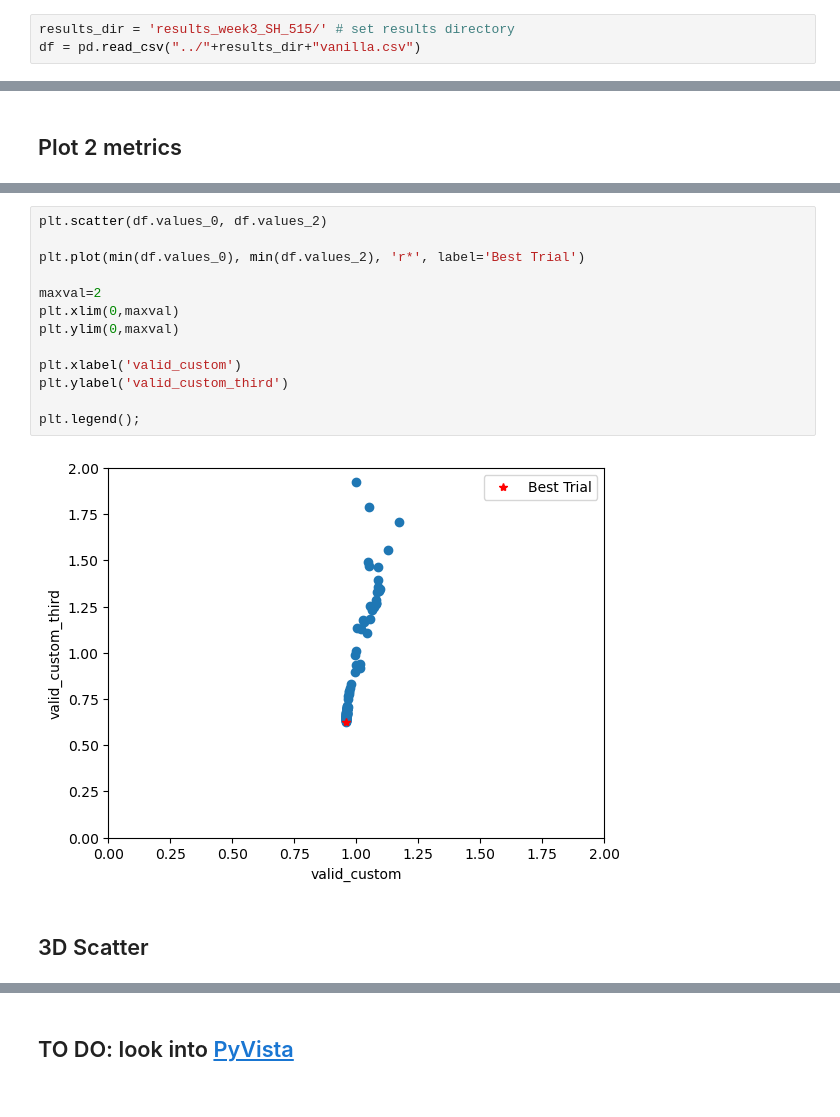
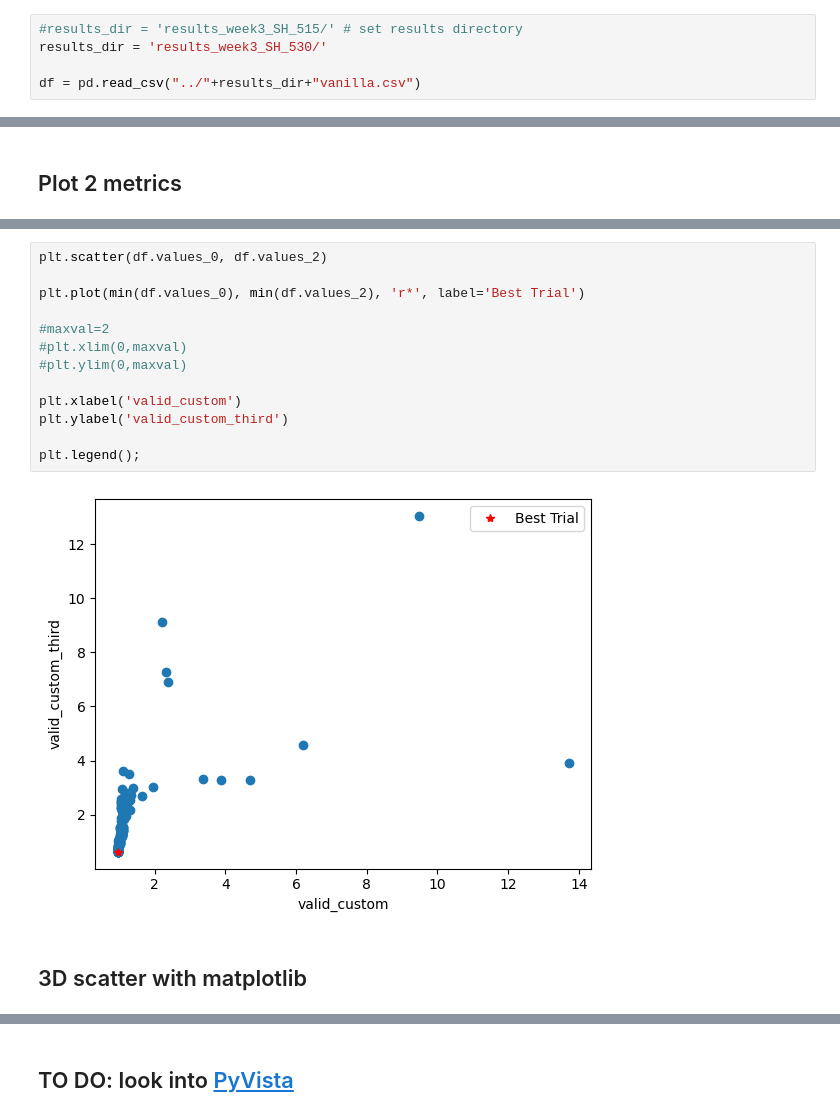
Before and after one commit to mariajmolina/s2sml, a Jupyter notebook: notebooks/ParetoFrontPlot.ipynb, the cells around one changed output, grey strips where cells are left out. Drawn from its saved outputs; the diff is of its cells as text.

```diff
--- a/notebooks/ParetoFrontPlot.ipynb
+++ b/notebooks/ParetoFrontPlot.ipynb
@@ -7,7 +8,9 @@ import pandas as pd
 ## Read trials results
 These are stored in `vanilla.csv`
 # %%
-results_dir = 'results_week3_SH_515/' # set results directory
+#results_dir = 'results_week3_SH_515/' # set results directory
+results_dir = 'results_week3_SH_530/'
+
 df = pd.read_csv("../"+results_dir+"vanilla.csv")
 # %%
 df
@@ -74,20 +78,20 @@ plt.legend();
 # %%
 plt.scatter(df.values_0, df.values_2)
 
 plt.plot(min(df.values_0), min(df.values_2), 'r*', label='Best Trial')
 
-maxval=2
-plt.xlim(0,maxval)
-plt.ylim(0,maxval)
+#maxval=2
+#plt.xlim(0,maxval)
+#plt.ylim(0,maxval)
 
 plt.xlabel('valid_custom')
 plt.ylabel('valid_custom_third')
 
 plt.legend();
 # %% [output]
-[figure, old version]
+[figure, new version]
 # %% [markdown]
-## 3D Scatter
+## 3D scatter with matplotlib
 # %%
 fig = plt.figure(figsize=(15, 10))
 ax = fig.add_subplot(projection='3d')
```
Also changed, not shown: parts of 17 cells of this notebook, 50 other files.
